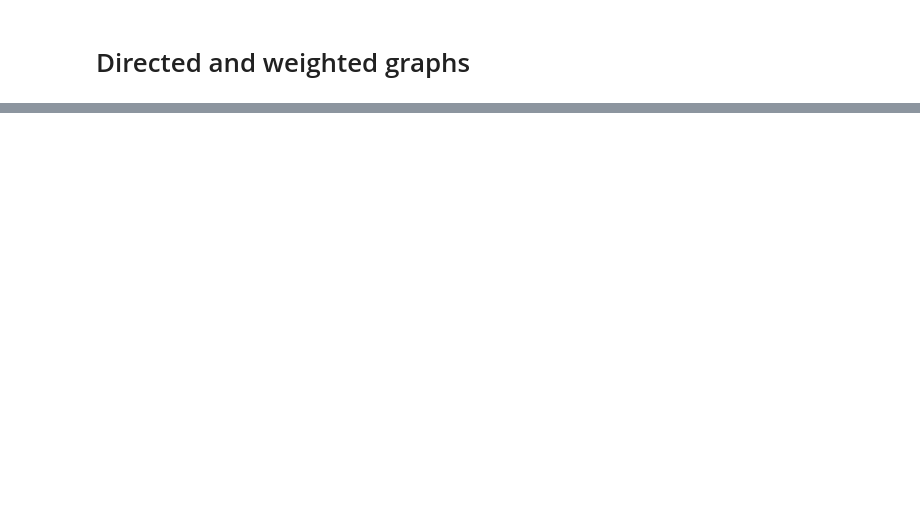
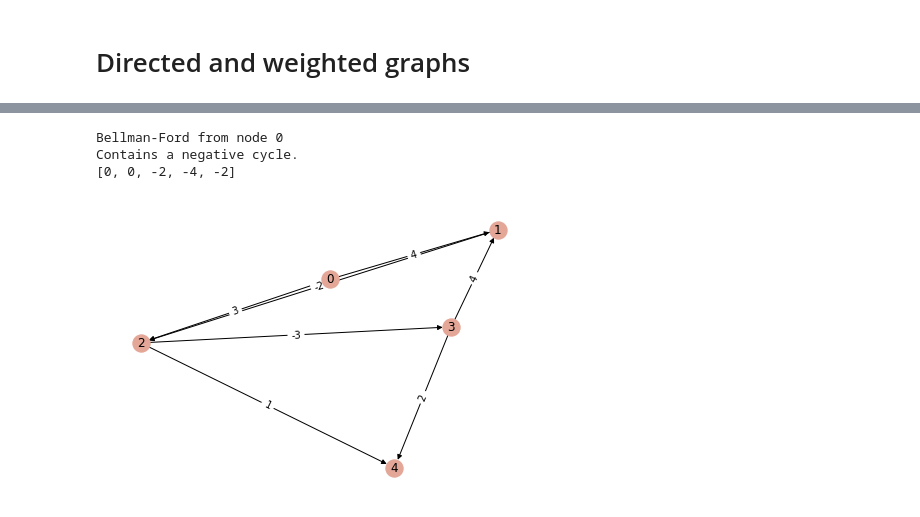
Before and after one commit to amujica/Graphs-Algorithms, a Jupyter notebook: Graphs.ipynb, the cells around one changed output, grey strips where cells are left out. Saved outputs shown, nothing was run; the diff lists cells and outputs as text; code cells hidden in the pictures; blank space fills up the shorter version.

```diff
--- a/Graphs.ipynb
+++ b/Graphs.ipynb
@@ -981,0 +1026,21 @@ Dijkstra from node 2
+# %%
+g = Directed_Weighted_Graph(5)
+
+g.addEdge(0, 1, 4)
+g.addEdge(0, 2, 3)
+g.addEdge(1, 2, -2)
+g.addEdge(2, 3, -3)
+g.addEdge(2, 4, 1)
+g.addEdge(3, 4, 2)
+g.addEdge(3, 1, 4)
+g.addEdge(4, None, 1)
+
+g.draw_graph()
+
+print("Bellman-Ford from node 0")
+print(g.bellman_ford(0))
+# %% [output]
+Bellman-Ford from node 0
+Contains a negative cycle.
+[0, 0, -2, -4, -2]
+[figure, added]
```
Also changed, not shown: parts of 15 cells of this notebook.
